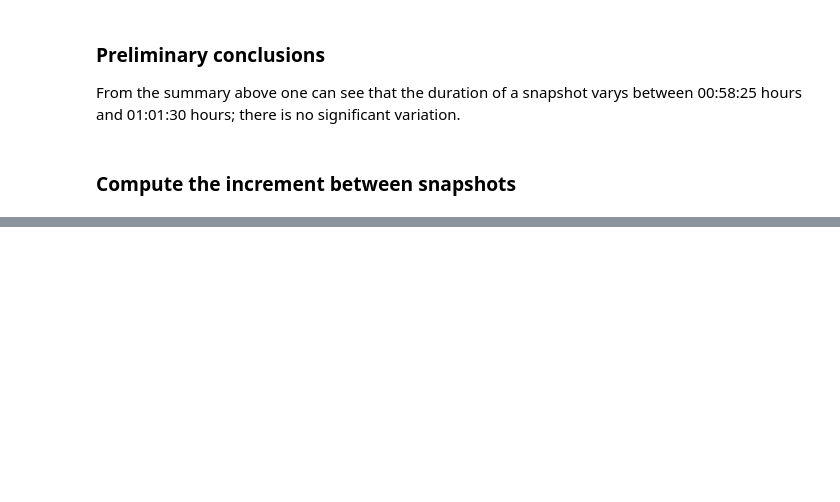
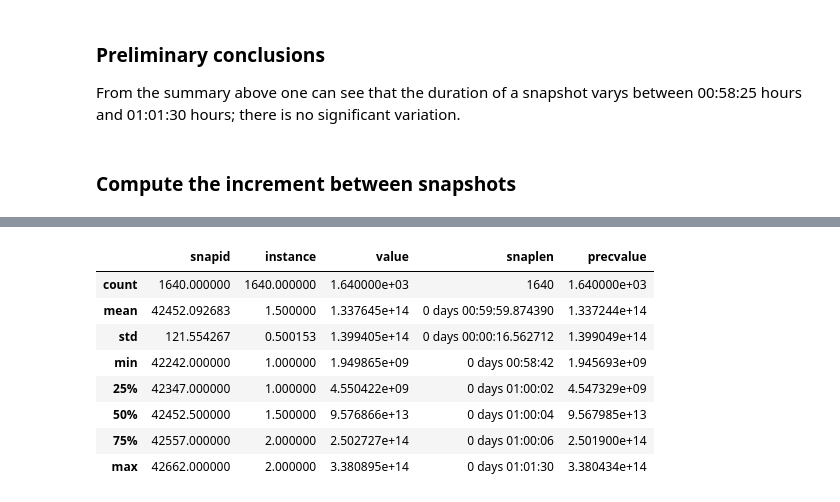
Before and after one commit to mbassi1364/CAS-Applied-Data-Science, a Jupyter notebook: Peer-Consulting-Project/analysis/notebooks/cus5130-userio.ipynb, the cells around one changed output, grey strips where cells are left out. Saved outputs shown, nothing was run; the diff lists cells and outputs as text; code cells hidden in the pictures; blank space fills up the shorter version.

```diff
--- a/Peer-Consulting-Project/analysis/notebooks/cus5130-userio.ipynb
+++ b/Peer-Consulting-Project/analysis/notebooks/cus5130-userio.ipynb
@@ -148,0 +178,13 @@ df.head(10)
+# %%
+df5130 = df[df.end >= pd.to_datetime('2020-05-26 04:00:00', errors='raise')]
+df5130.describe()
+# %% [output]
+|  | snapid | instance | value | snaplen | precvalue |
+| count | 1640.000000 | 1640.000000 | 1.640000e+03 | 1640 | 1.640000e+03 |
+| mean | 42452.092683 | 1.500000 | 1.337645e+14 | 0 days 00:59:59.874390 | 1.337244e+14 |
+| std | 121.554267 | 0.500153 | 1.399405e+14 | 0 days 00:00:16.562712 | 1.399049e+14 |
+| min | 42242.000000 | 1.000000 | 1.949865e+09 | 0 days 00:58:42 | 1.945693e+09 |
+| 25% | 42347.000000 | 1.000000 | 4.550422e+09 | 0 days 01:00:02 | 4.547329e+09 |
+| 50% | 42452.500000 | 1.500000 | 9.576866e+13 | 0 days 01:00:04 | 9.567985e+13 |
+| 75% | 42557.000000 | 2.000000 | 2.502727e+14 | 0 days 01:00:06 | 2.501900e+14 |
+| max | 42662.000000 | 2.000000 | 3.380895e+14 | 0 days 01:01:30 | 3.380434e+14 |
```
Also changed, not shown: parts of 7 cells of this notebook.
